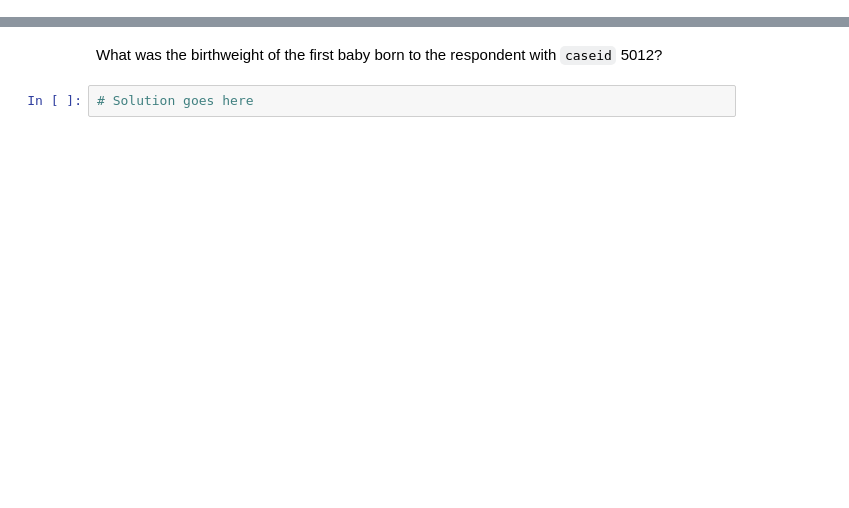
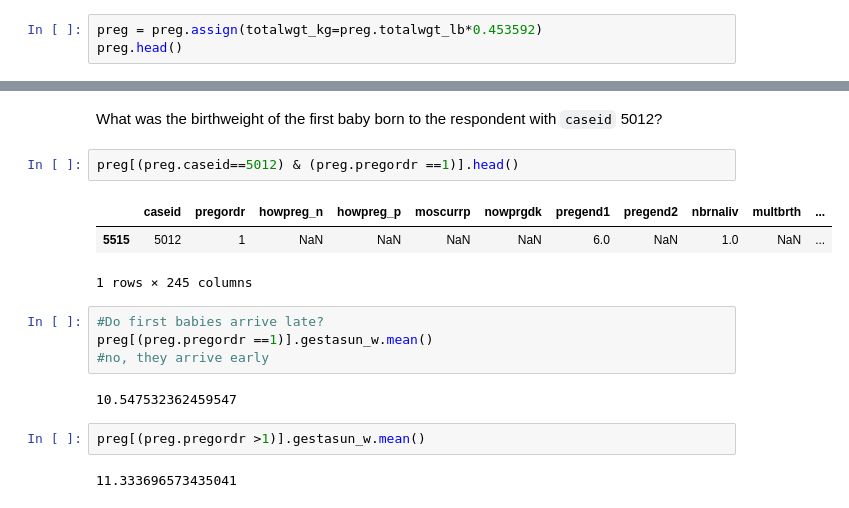
Before and after one commit to hellocruelworld/ThinkStats2, a Jupyter notebook: code/chap01ex.ipynb, the cells around one changed output, grey strips where cells are left out. Drawn from its saved outputs; the diff is of its cells as text; blank space fills up the shorter version.

```diff
--- a/code/chap01ex.ipynb
+++ b/code/chap01ex.ipynb
@@ -174,0 +179,3 @@ Create a new column named <tt>totalwgt_kg</tt> that contains birth weight in kil
+# %%
+preg = preg.assign(totalwgt_kg=preg.totalwgt_lb*0.453592)
+preg.head()
@@ -222,4 +252,18 @@ What are the pregnancy lengths for the respondent with `caseid` 2298?
 # %% [markdown]
 What was the birthweight of the first baby born to the respondent with `caseid` 5012?
-# %%
-# Solution goes here
+# %%
+preg[(preg.caseid==5012) & (preg.pregordr ==1)].head()
+# %% [output]
+|  | caseid | pregordr | howpreg_n | howpreg_p | moscurrp | nowprgdk | pregend1 | pregend2 | nbrnaliv | multbrth | ... |
+| 5515 | 5012 | 1 | NaN | NaN | NaN | NaN | 6.0 | NaN | 1.0 | NaN | ... |
+1 rows × 245 columns
+# %%
+#Do first babies arrive late?
+preg[(preg.pregordr ==1)].gestasun_w.mean()
+#no, they arrive early
+# %% [output]
+10.547532362459547
+# %%
+preg[(preg.pregordr >1)].gestasun_w.mean()
+# %% [output]
+11.333696573435041
```
Also changed, not shown: parts of 13 cells of this notebook, 4 other files.
